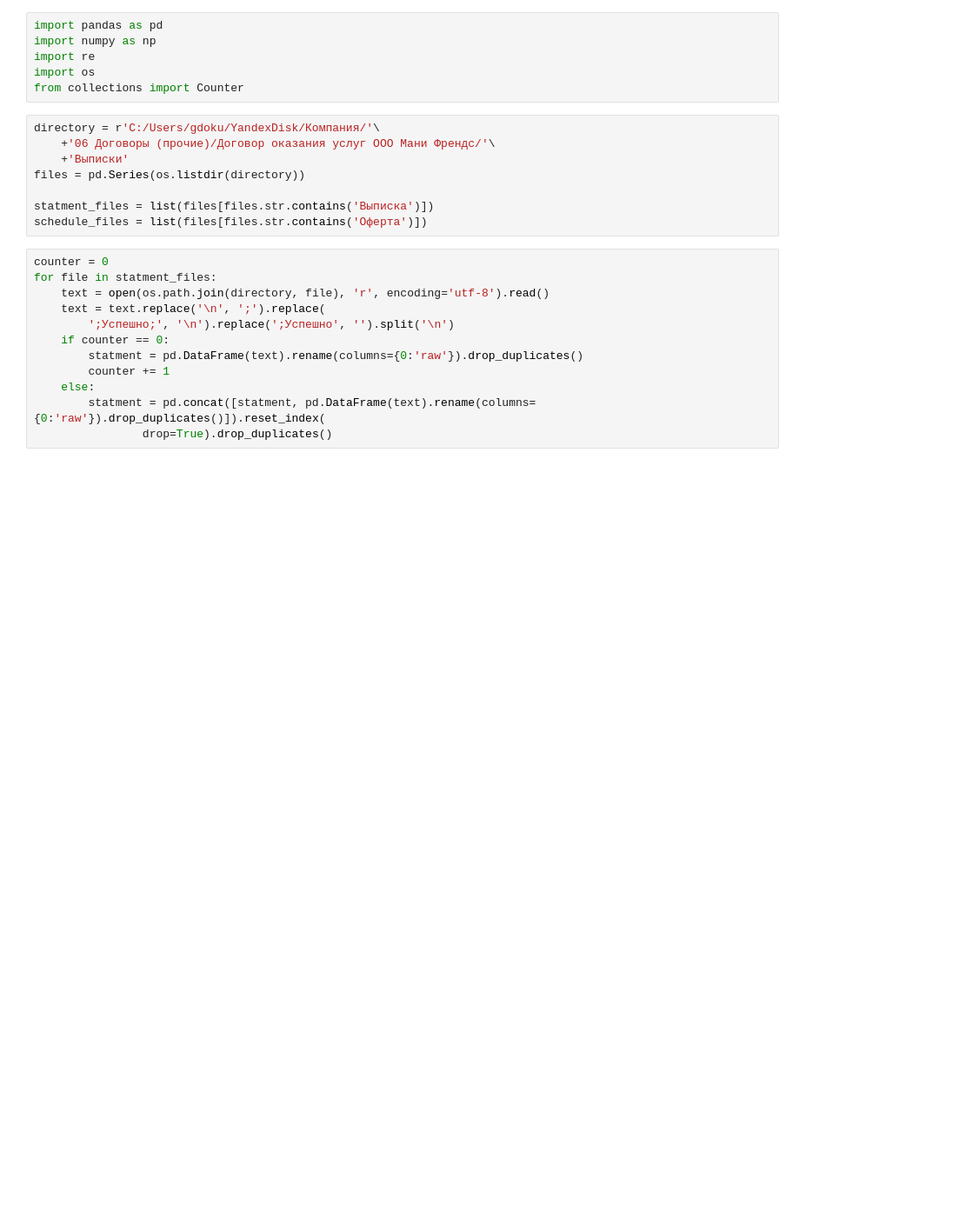
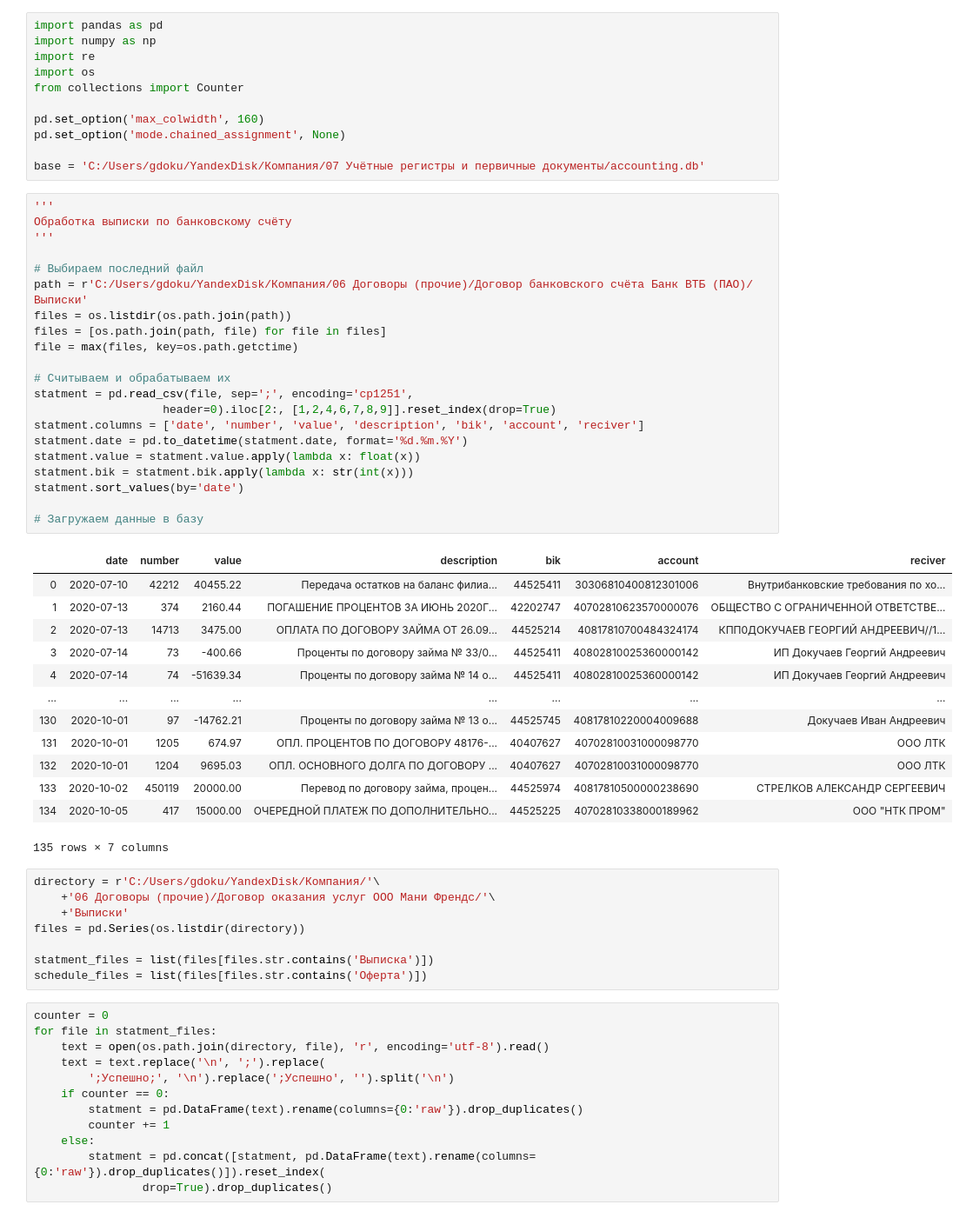
Before and after one commit to gdokuchaev/Personal, a Jupyter notebook: GDC.ipynb, the cells around one changed output. Shown at 87% size. Cells and saved outputs as stored; diff of their text form; blank space fills up the shorter version.

```diff
--- a/GDC.ipynb
+++ b/GDC.ipynb
@@ -4,6 +4,46 @@ import numpy as np
 import re
 import os
 from collections import Counter
+
+pd.set_option('max_colwidth', 160)
+pd.set_option('mode.chained_assignment', None)
+
+base = 'C:/Users/gdoku/YandexDisk/Компания/07 Учётные регистры и первичные документы/accounting.db'
+# %%
+'''
+Обработка выписки по банковскому счёту
+'''
+
+# Выбираем последний файл
+path = r'C:/Users/gdoku/YandexDisk/Компания/06 Договоры (прочие)/Договор банковского счёта Банк ВТБ (ПАО)/Выписки'
+files = os.listdir(os.path.join(path))
+files = [os.path.join(path, file) for file in files]
+file = max(files, key=os.path.getctime)
+
+# Считываем и обрабатываем их
+statment = pd.read_csv(file, sep=';', encoding='cp1251',
+                   header=0).iloc[2:, [1,2,4,6,7,8,9]].reset_index(drop=True)
+statment.columns = ['date', 'number', 'value', 'description', 'bik', 'account', 'reciver']
+statment.date = pd.to_datetime(statment.date, format='%d.%m.%Y')
+statment.value = statment.value.apply(lambda x: float(x))
+statment.bik = statment.bik.apply(lambda x: str(int(x)))
+statment.sort_values(by='date')
+
+# Загружаем данные в базу
+# %% [output]
+|  | date | number | value | description | bik | account | reciver |
+| 0 | 2020-07-10 | 42212 | 40455.22 | Передача остатков на баланс филиа... | 44525411 | 30306810400812301006 | Внутрибанковские требования по хо... |
+| 1 | 2020-07-13 | 374 | 2160.44 | ПОГАШЕНИЕ ПРОЦЕНТОВ ЗА ИЮНЬ 2020Г... | 42202747 | 40702810623570000076 | ОБЩЕСТВО С ОГРАНИЧЕННОЙ ОТВЕТСТВЕ... |
+| 2 | 2020-07-13 | 14713 | 3475.00 | ОПЛАТА ПО ДОГОВОРУ ЗАЙМА ОТ 26.09... | 44525214 | 40817810700484324174 | КПП0ДОКУЧАЕВ ГЕОРГИЙ АНДРЕЕВИЧ//1... |
+| 3 | 2020-07-14 | 73 | -400.66 | Проценты по договору займа № 33/0... | 44525411 | 40802810025360000142 | ИП Докучаев Георгий Андреевич |
+| 4 | 2020-07-14 | 74 | -51639.34 | Проценты по договору займа № 14 о... | 44525411 | 40802810025360000142 | ИП Докучаев Георгий Андреевич |
+| ... | ... | ... | ... | ... | ... | ... | ... |
+| 130 | 2020-10-01 | 97 | -14762.21 | Проценты по договору займа № 13 о... | 44525745 | 40817810220004009688 | Докучаев Иван Андреевич |
+| 131 | 2020-10-01 | 1205 | 674.97 | ОПЛ. ПРОЦЕНТОВ ПО ДОГОВОРУ 48176-... | 40407627 | 40702810031000098770 | ООО ЛТК |
+| 132 | 2020-10-01 | 1204 | 9695.03 | ОПЛ. ОСНОВНОГО ДОЛГА ПО ДОГОВОРУ ... | 40407627 | 40702810031000098770 | ООО ЛТК |
+| 133 | 2020-10-02 | 450119 | 20000.00 | Перевод по договору займа, процен... | 44525974 | 40817810500000238690 | СТРЕЛКОВ АЛЕКСАНДР СЕРГЕЕВИЧ |
+| 134 | 2020-10-05 | 417 | 15000.00 | ОЧЕРЕДНОЙ ПЛАТЕЖ ПО ДОПОЛНИТЕЛЬНО... | 44525225 | 40702810338000189962 | ООО "НТК ПРОМ" |
+135 rows × 7 columns
 # %%
 directory = r'C:/Users/gdoku/YandexDisk/Компания/'\
     +'06 Договоры (прочие)/Договор оказания услуг ООО Мани Френдс/'\
```
